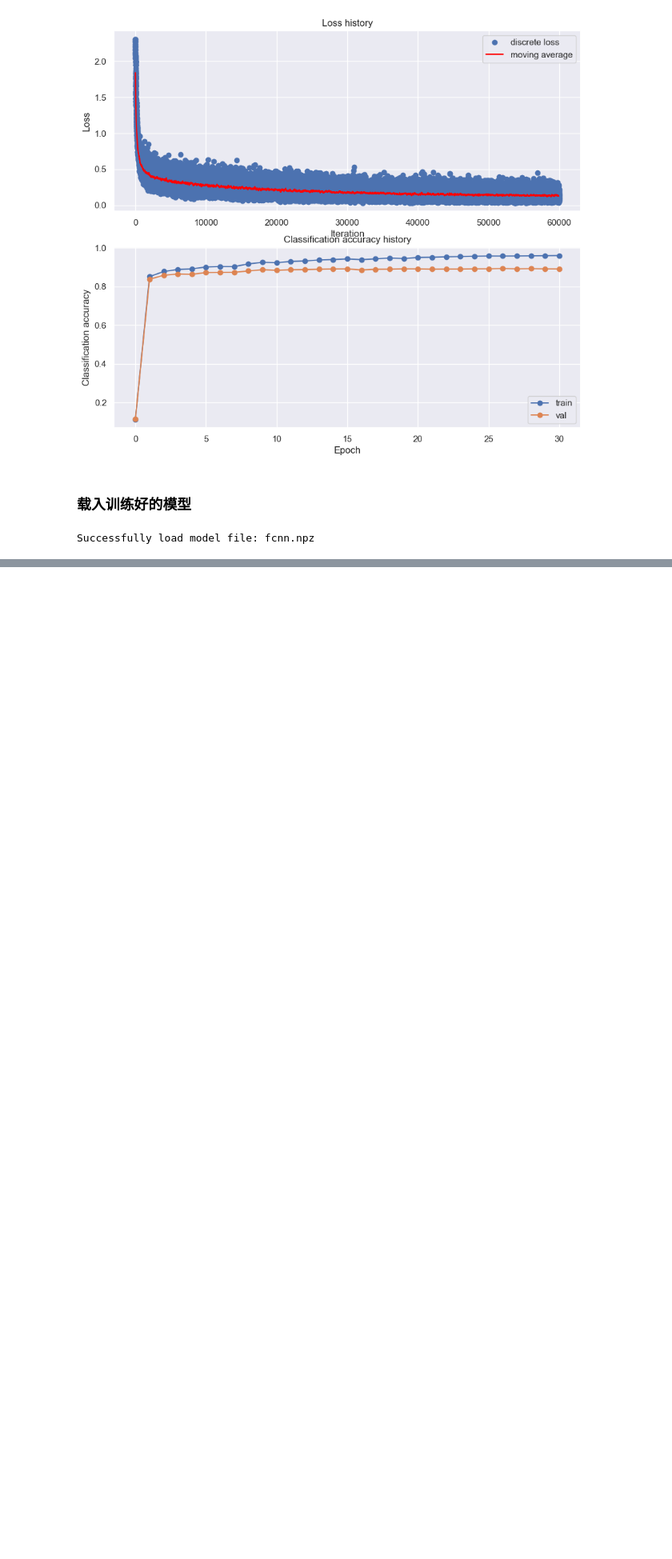
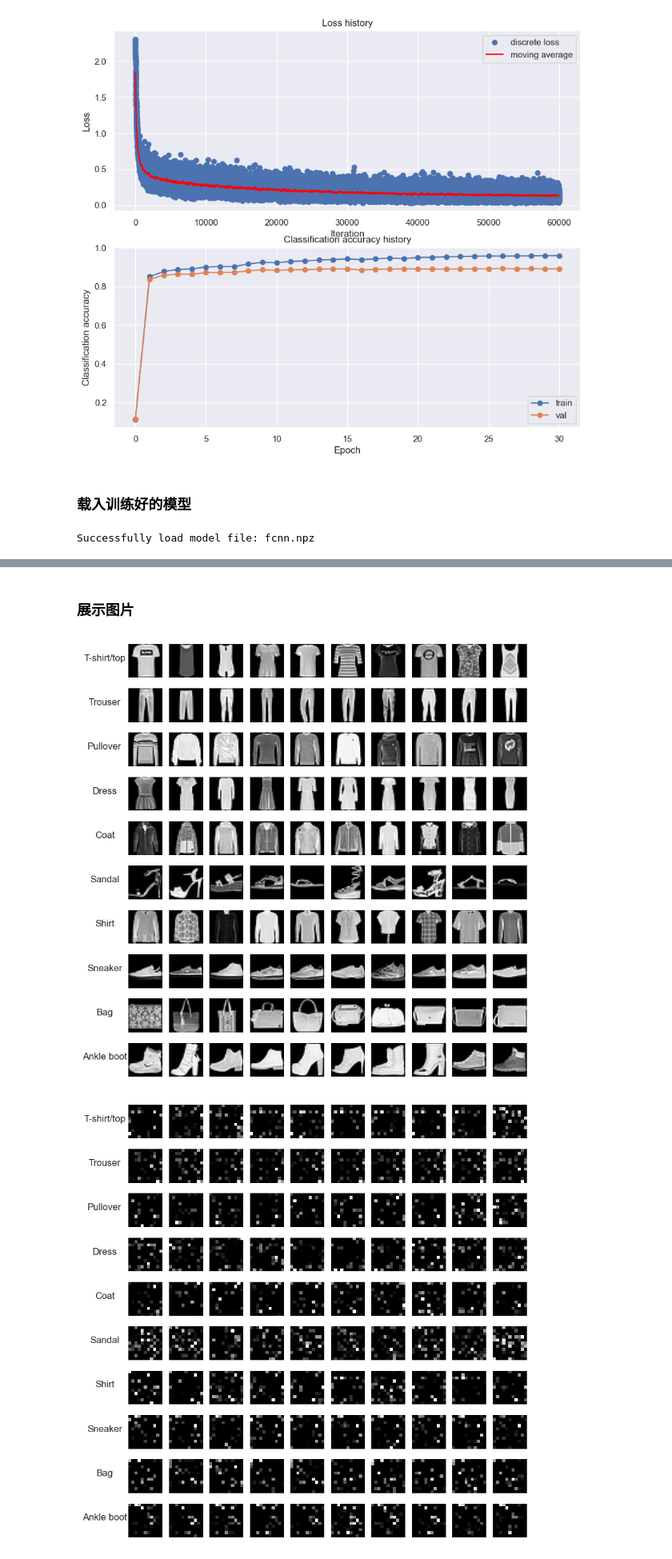
Before and after one commit to mango7789/Computer-Vision-DATA130051, a Jupyter notebook: 作业一/main.ipynb, the cells around one changed output, grey strips where cells are left out. Shown at 80% size. Saved outputs shown, nothing was run; the diff lists cells and outputs as text; code cells hidden in the pictures; blank space fills up the shorter version.

```diff
--- a/作业一/main.ipynb
+++ b/作业一/main.ipynb
@@ -465,0 +471,14 @@ Successfully load model file: fcnn.npz
+# %%
+# labels for Fashion-MNIST dataset
+class_names = ['T-shirt/top', 'Trouser', 'Pullover', 'Dress', 'Coat',
+               'Sandal', 'Shirt', 'Sneaker', 'Bag', 'Ankle boot']
+
+accuracy_table = three_layer_trained_model.test_accuracy_table(
+        data['X_val'], data['y_val']
+    )
+
+table_names = class_names + ['Total']
+table_headers = ['Accuracy', 'Precision', 'Recall', 'F1-score']
+
+# print the table
+print(tabulate(accuracy_table, headers=table_headers, showindex=table_names, tablefmt='grid'))
@@ -465,0 +503,52 @@ Successfully load model file: fcnn.npz
+# %% [markdown]
+### 展示图片
+# %%
+X_train = data["X_train"]
+y_train = data["y_train"]
+
+images_per_class = []
+for label in range(len(class_names)):
+    # select first 10 images for each label
+    indices = np.where(y_train == label)[0][:10]
+    images_per_class.append(X_train[indices])
+
+# get the params of the model
+
+params = three_layer_trained_model.model.params
+
+# grid visualize the dataset
+plot_images(images_per_class, class_names, clamp=False)
+
+# after the first layer
+images_first_layer = [
+        [
+            LinearActivation.forward(np.expand_dims(image, axis=0), params['W1'], params['b1'], params['A1'])[0]
+            for image in images
+        ]
+        for images in images_per_class
+    ]
+plot_images(images_first_layer, class_names)
+
+
+# after the second layer
+images_second_layer = [
+        [
+            LinearActivation.forward(np.expand_dims(image, axis=0), params['W2'], params['b2'], params['A2'])[0]
+            for image in images
+        ]
+        for images in images_first_layer
+    ]
+plot_images(images_second_layer, class_names)
+
+# # after the third linear layer
+# images_third_layer = [
+#         [
+#             Linear.forward(np.expand_dims(image, axis=0), params['W3'], params['b3'])[0]
+#             for image in images
+#         ]
+#         for images in images_second_layer
+#     ]
+# plot_images(images_third_layer, class_names)
+# %% [output]
+[figure, added]
+[figure, added]
```
Also changed, not shown: parts of 12 cells of this notebook, 8 other files.
